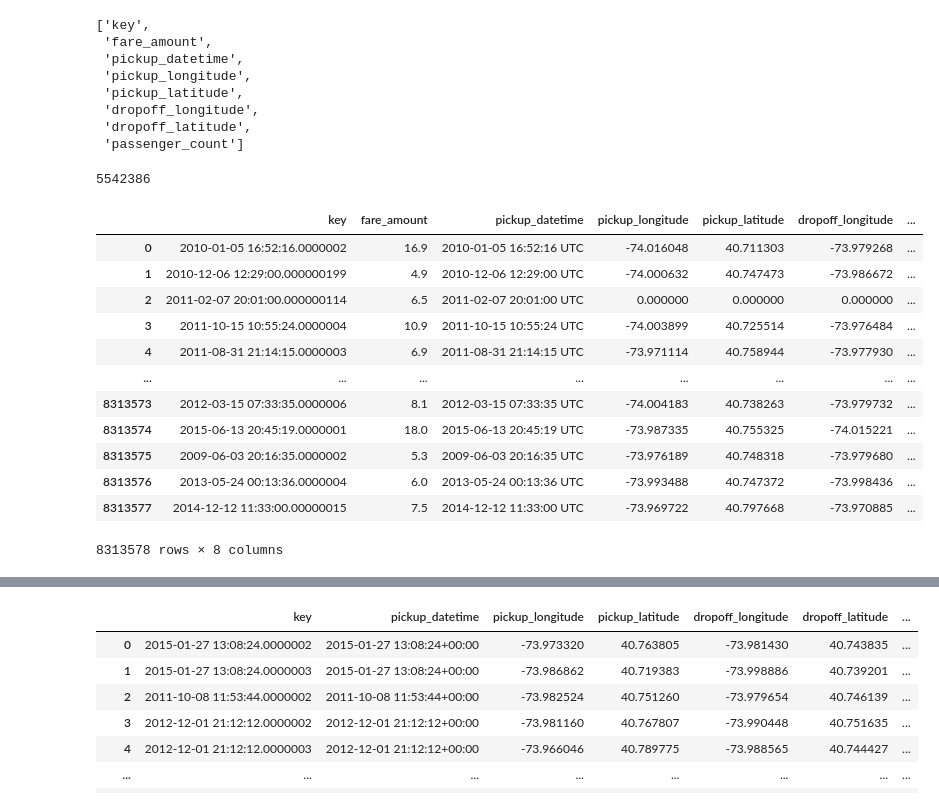
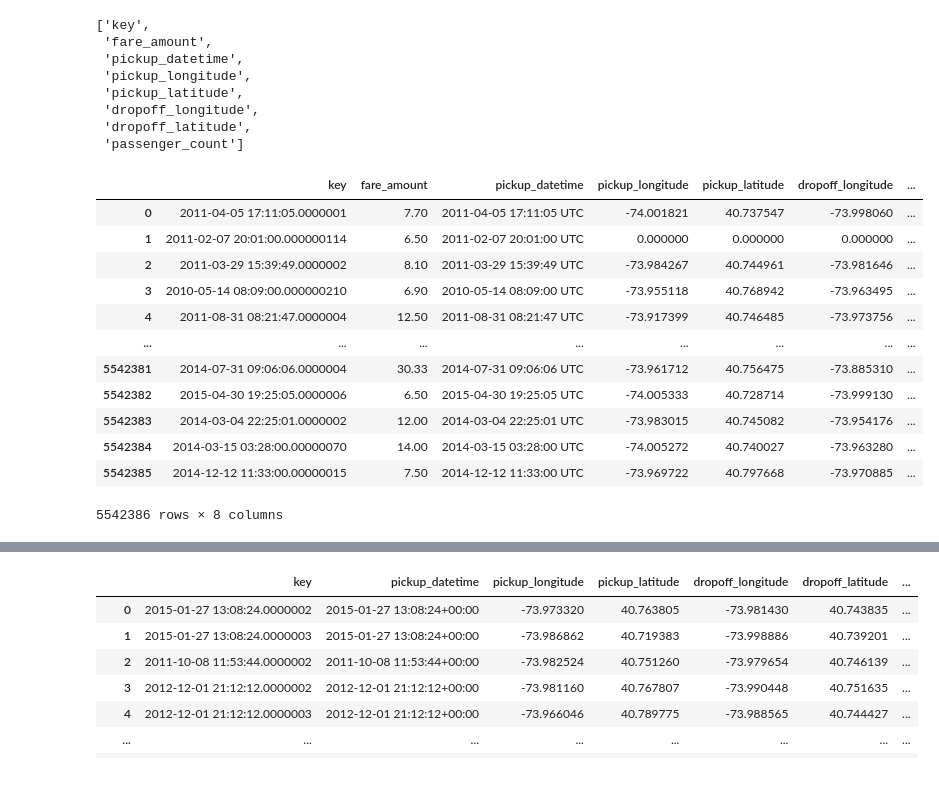
Before and after one commit to saquibmohiuddin/Taxi-Fare-nyc, a Jupyter notebook: nyc_taxi.ipynb, the cells around one changed output, grey strips where cells are left out. Cells and saved outputs as stored; diff of their text form; code cells hidden in the pictures.

```diff
--- a/nyc_taxi.ipynb
+++ b/nyc_taxi.ipynb
@@ -56,33 +43,25 @@ col_name
  'dropoff_longitude',
  'dropoff_latitude',
  'passenger_count']
-# %%
-length = len(df)
-length
-
-ss = round(length * 0.1)
-ss
-# %% [output]
-5542386
 # %%
 n = len(df)
-s = round(n * 0.15)
+s = round(n * 0.1)
 
-skip = sorted(random.sample(range(n), n-s))
+skip = sorted(random.sample(range(1, n+1), n-s))
 # %%
-df = pd.read_csv("new-york-city-taxi-fare-prediction/train.csv", usecols=col_name ,skiprows=skip)
+df = pd.read_csv("new-york-city-taxi-fare-prediction/train.csv", skiprows=skip)
 df
 # %% [output]
 |  | key | fare_amount | pickup_datetime | pickup_longitude | pickup_latitude | dropoff_longitude | ... |
-| 0 | 2010-01-05 16:52:16.0000002 | 16.9 | 2010-01-05 16:52:16 UTC | -74.016048 | 40.711303 | -73.979268 | ... |
-| 1 | 2010-12-06 12:29:00.000000199 | 4.9 | 2010-12-06 12:29:00 UTC | -74.000632 | 40.747473 | -73.986672 | ... |
-| 2 | 2011-02-07 20:01:00.000000114 | 6.5 | 2011-02-07 20:01:00 UTC | 0.000000 | 0.000000 | 0.000000 | ... |
-| 3 | 2011-10-15 10:55:24.0000004 | 10.9 | 2011-10-15 10:55:24 UTC | -74.003899 | 40.725514 | -73.976484 | ... |
-| 4 | 2011-08-31 21:14:15.0000003 | 6.9 | 2011-08-31 21:14:15 UTC | -73.971114 | 40.758944 | -73.977930 | ... |
+| 0 | 2011-04-05 17:11:05.0000001 | 7.70 | 2011-04-05 17:11:05 UTC | -74.001821 | 40.737547 | -73.998060 | ... |
+| 1 | 2011-02-07 20:01:00.000000114 | 6.50 | 2011-02-07 20:01:00 UTC | 0.000000 | 0.000000 | 0.000000 | ... |
+| 2 | 2011-03-29 15:39:49.0000002 | 8.10 | 2011-03-29 15:39:49 UTC | -73.984267 | 40.744961 | -73.981646 | ... |
+| 3 | 2010-05-14 08:09:00.000000210 | 6.90 | 2010-05-14 08:09:00 UTC | -73.955118 | 40.768942 | -73.963495 | ... |
+| 4 | 2011-08-31 08:21:47.0000004 | 12.50 | 2011-08-31 08:21:47 UTC | -73.917399 | 40.746485 | -73.973756 | ... |
 | ... | ... | ... | ... | ... | ... | ... | ... |
-| 8313573 | 2012-03-15 07:33:35.0000006 | 8.1 | 2012-03-15 07:33:35 UTC | -74.004183 | 40.738263 | -73.979732 | ... |
-| 8313574 | 2015-06-13 20:45:19.0000001 | 18.0 | 2015-06-13 20:45:19 UTC | -73.987335 | 40.755325 | -74.015221 | ... |
-| 8313575 | 2009-06-03 20:16:35.0000002 | 5.3 | 2009-06-03 20:16:35 UTC | -73.976189 | 40.748318 | -73.979680 | ... |
-| 8313576 | 2013-05-24 00:13:36.0000004 | 6.0 | 2013-05-24 00:13:36 UTC | -73.993488 | 40.747372 | -73.998436 | ... |
-| 8313577 | 2014-12-12 11:33:00.00000015 | 7.5 | 2014-12-12 11:33:00 UTC | -73.969722 | 40.797668 | -73.970885 | ... |
+| 5542381 | 2014-07-31 09:06:06.0000004 | 30.33 | 2014-07-31 09:06:06 UTC | -73.961712 | 40.756475 | -73.885310 | ... |
+| 5542382 | 2015-04-30 19:25:05.0000006 | 6.50 | 2015-04-30 19:25:05 UTC | -74.005333 | 40.728714 | -73.999130 | ... |
+| 5542383 | 2014-03-04 22:25:01.0000002 | 12.00 | 2014-03-04 22:25:01 UTC | -73.983015 | 40.745082 | -73.954176 | ... |
+| 5542384 | 2014-03-15 03:28:00.00000070 | 14.00 | 2014-03-15 03:28:00 UTC | -74.005272 | 40.740027 | -73.963280 | ... |
+| 5542385 | 2014-12-12 11:33:00.00000015 | 7.50 | 2014-12-12 11:33:00 UTC | -73.969722 | 40.797668 | -73.970885 | ... |
-8313578 rows × 8 columns
+5542386 rows × 8 columns
```
Also changed, not shown: parts of 27 cells of this notebook.
